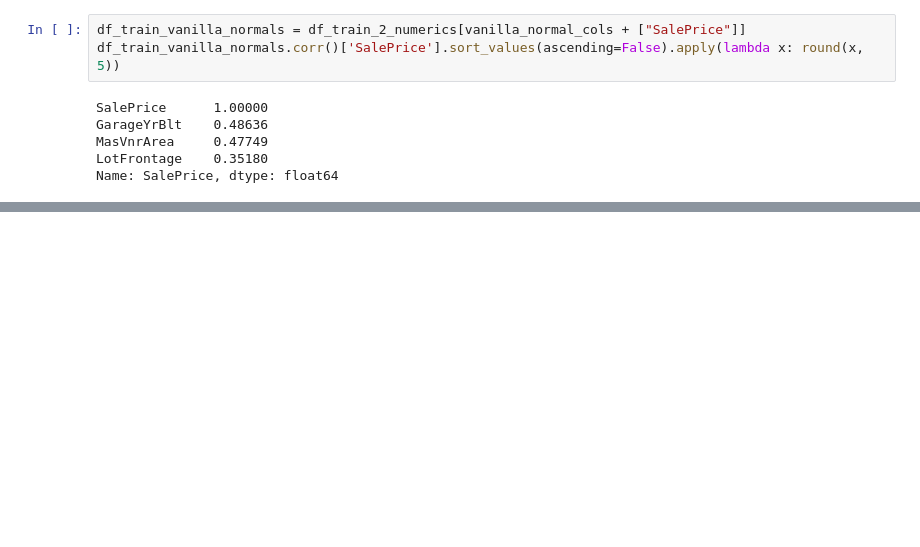
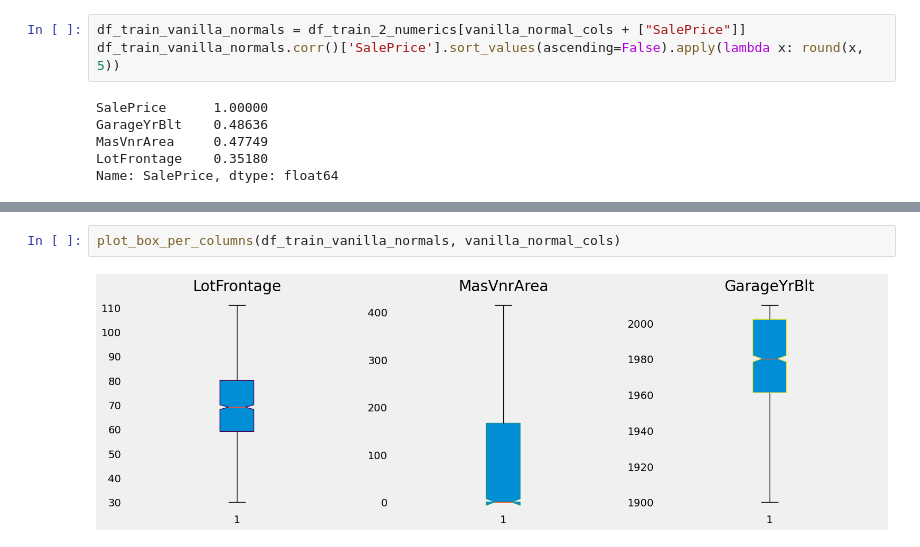
Before and after one commit to Yosesotomayor/retoCasas_v2, a Jupyter notebook: Reto_housing.ipynb, the cells around one changed output, grey strips where cells are left out. Drawn from its saved outputs; the diff is of its cells as text; blank space fills up the shorter version.

```diff
--- a/Reto_housing.ipynb
+++ b/Reto_housing.ipynb
@@ -210,0 +203,4 @@ plot_scatter_per_columns(df_train_vanilla_normals, vanilla_normal_cols)
+# %%
+plot_box_per_columns(df_train_vanilla_normals, vanilla_normal_cols)
+# %% [output]
+[figure, added]
```
Also changed, not shown: parts of 19 cells of this notebook.
